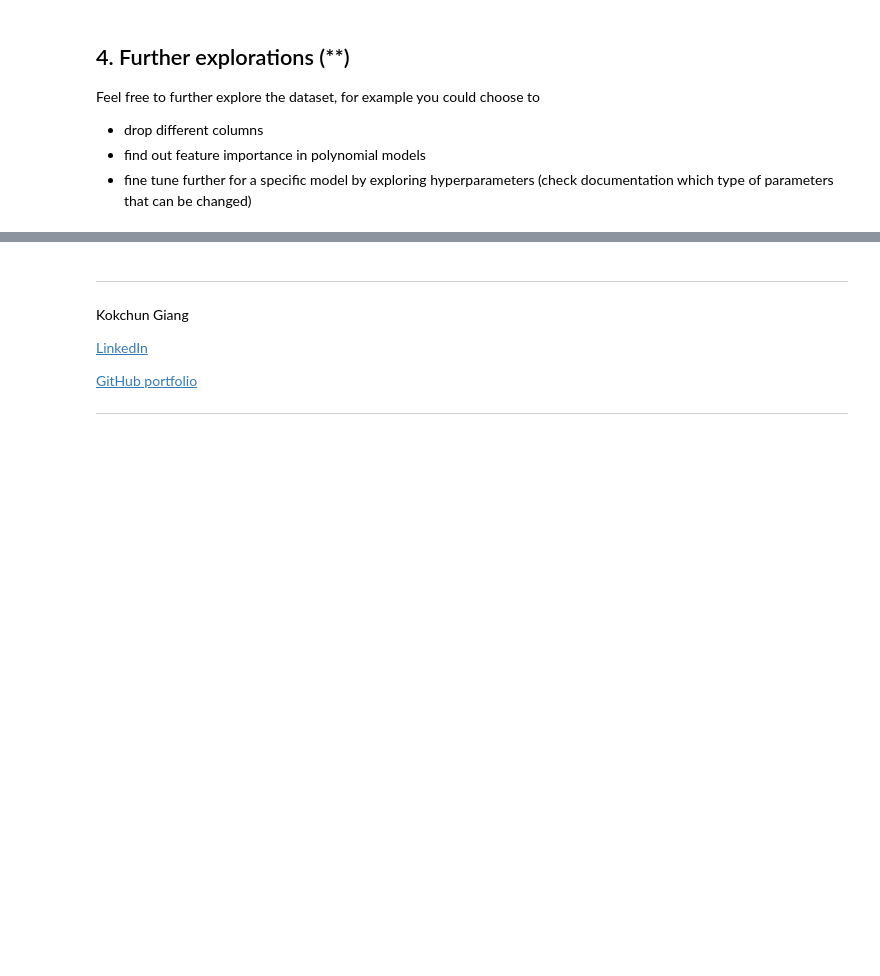
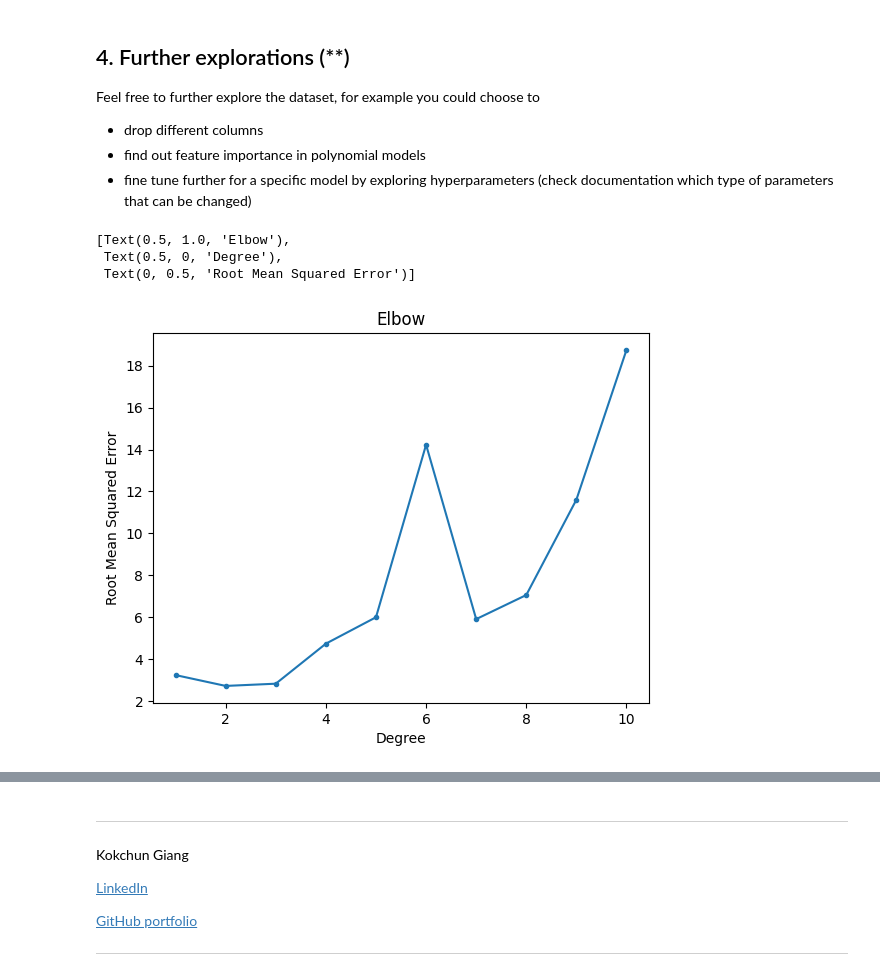
Before and after one commit to AlbotGoodman/machine-learning, a Jupyter notebook: Exercises/E01_sklearn.ipynb, the cells around one changed output, grey strips where cells are left out. Drawn from its saved outputs; the diff is of its cells as text; code cells hidden in the pictures; blank space fills up the shorter version.

```diff
--- a/Exercises/E01_sklearn.ipynb
+++ b/Exercises/E01_sklearn.ipynb
@@ -312,3 +263,48 @@ Feel free to further explore the dataset, for example you could choose to
 - drop different columns
 - find out feature importance in polynomial models
 - fine tune further for a specific model by exploring hyperparameters (check documentation which type of parameters that can be changed)
+# %%
+from sklearn.metrics import r2_score, root_mean_squared_error
+import matplotlib.pyplot as plt
+
+
+def plr(X_train, y_train, X_test, y_test, degree=1, std=False):
+
+    import numpy as np
+    from sklearn.preprocessing import PolynomialFeatures
+    from sklearn.linear_model import LinearRegression
+
+    if std == True:
+        X_train, X_test = standardise(X_train, X_test)
+
+    poly = PolynomialFeatures(degree=degree, include_bias=False)
+    X_train = poly.fit_transform(X_train)
+    X_test = poly.transform(X_test)
+
+    model = LinearRegression()
+    model.fit(X_train, y_train)
+    y_hat_train = model.predict(X_train)
+    y_hat_test = model.predict(X_test)
+
+    train_eval = evaluate(y_train, y_hat_train)
+    test_eval = evaluate(y_test, y_hat_test)
+
+    return (train_eval, test_eval), y_hat_test
+
+
+poly1, y_hat_degree_1 = plr(X_train, y_train, X_test, y_test, degree=1, std=False)
+error_list = []
+
+for d in range(1, 11):
+    _, y_hat_d = plr(X_train, y_train, X_test, y_test, degree=d, std=False)
+    error_list += [root_mean_squared_error(y_test, y_hat_d)]
+
+fig, ax = plt.figure(), plt.axes()
+
+ax.plot(range(1, len(error_list)+1), error_list, ".-")
+ax.set(title="Elbow", xlabel="Degree", ylabel="Root Mean Squared Error")
+# %% [output]
+[Text(0.5, 1.0, 'Elbow'),
+ Text(0.5, 0, 'Degree'),
+ Text(0, 0.5, 'Root Mean Squared Error')]
+[figure, added]
```
Also changed, not shown: parts of 5 cells of this notebook.
